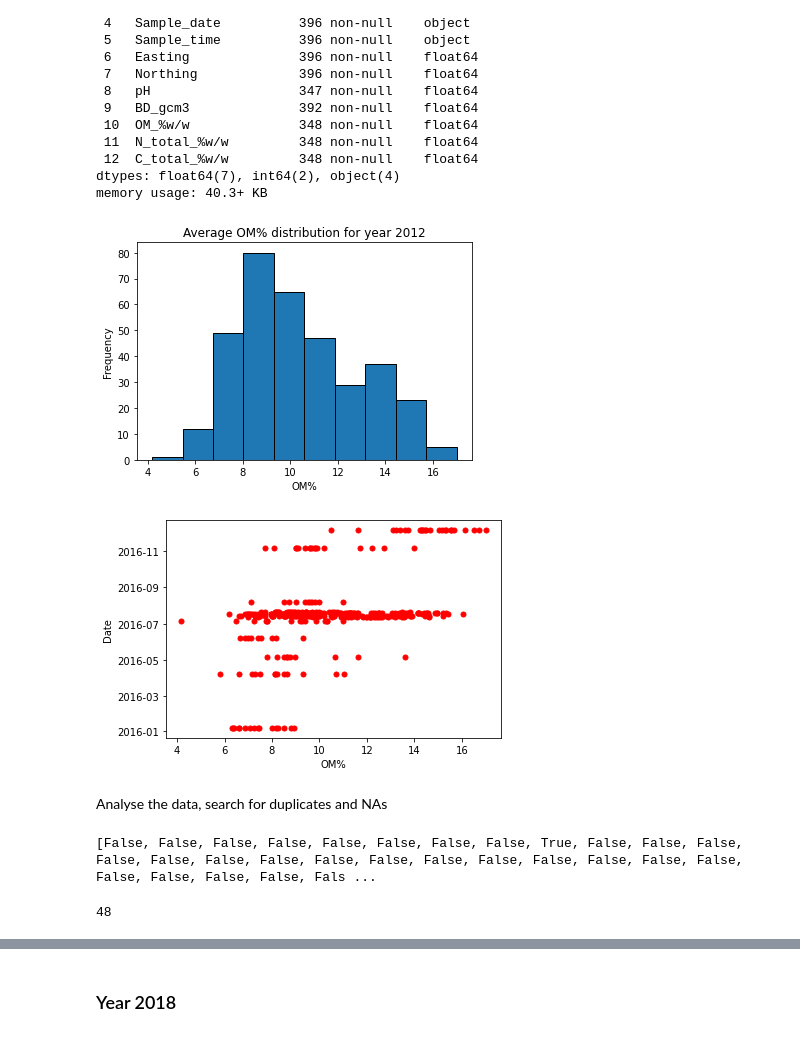
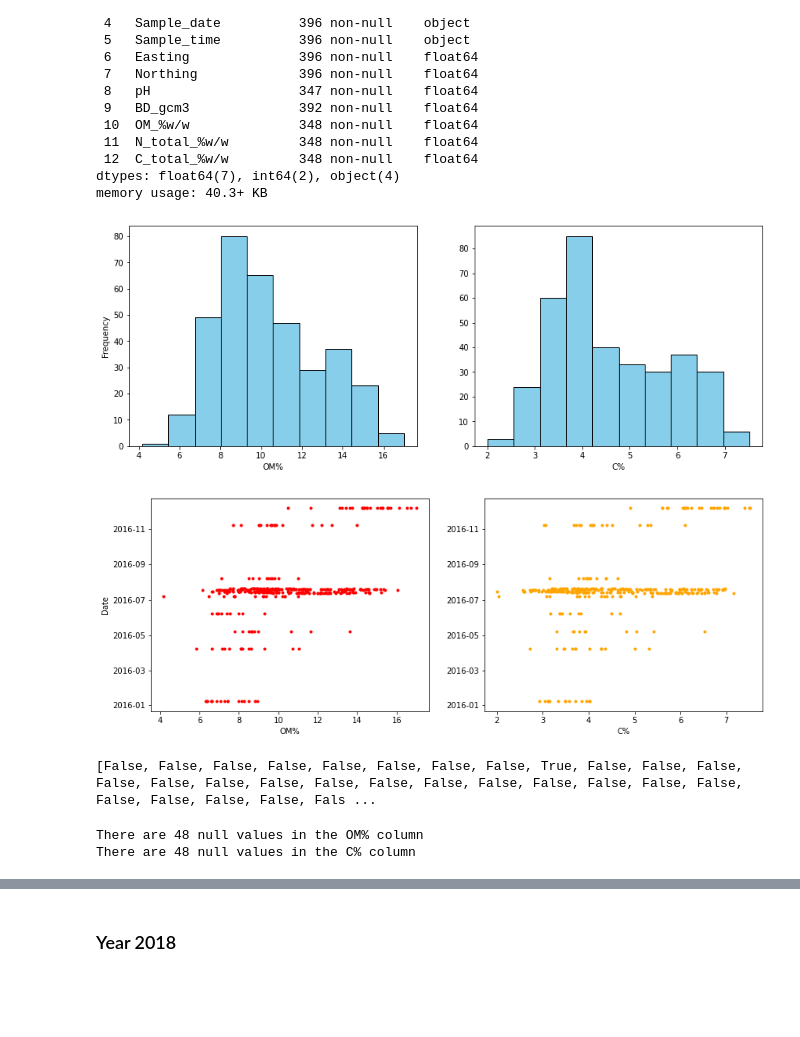
Before and after one commit to neli12/project-carbon-RR, a Jupyter notebook: First steps in analysing RR data.ipynb, the cells around one changed output, grey strips where cells are left out. Saved outputs shown, nothing was run; the diff lists cells and outputs as text; code cells hidden in the pictures; blank space fills up the shorter version.

```diff
--- a/First steps in analysing RR data.ipynb
+++ b/First steps in analysing RR data.ipynb
@@ -328,24 +386,36 @@ memory usage: 40.3+ KB
 # Convert object to datetime
 field_2016['Sample_date'] = pd.to_datetime(field_2016['Sample_date'])
 # %%
-# Plot C% distribution
-field_2016['OM_%w/w'].plot(kind = 'hist', ec = 'black')
-plt.title('Average OM% distribution for year 2012')
+# Plot OM% and C% distribution
+plt.figure(figsize=(14,5))
+plt.subplot(1, 2, 1)
+field_2016['OM_%w/w'].plot(kind = 'hist', ec = 'black', color = 'skyblue')
 plt.xlabel('OM%')
 plt.ylabel('Frequency')
+
+plt.subplot(1, 2, 2)
+field_2016['C_total_%w/w'].plot(kind = 'hist', ec = 'black',color = 'skyblue')
+plt.xlabel('C%')
+plt.ylabel('')
 plt.show()
 # %% [output]
-[figure, old version]
+[figure, new version]
 # %%
-# Plot C% by date
-plt.plot(field_2016['OM_%w/w'],field_2016['Sample_date'],  'o', color = 'red', markersize=5)
+# Plot samples per date
+plt.figure(figsize=(14,5))
+plt.subplot(1, 2, 1)
+plt.plot(field_2016['OM_%w/w'], field_2016['Sample_date'], 'o', color = 'red', markersize=3)
 plt.xlabel('OM%')
 plt.ylabel('Date')
+
+plt.subplot(1, 2, 2)
+plt.plot(field_2016['C_total_%w/w'], field_2016['Sample_date'], 'o', color = 'orange', markersize=3)
+plt.xlabel('C%')
+plt.ylabel('')
+
 plt.show()
 # %% [output]
-[figure, old version]
+[figure, new version]
-# %% [markdown]
-Analyse the data, search for duplicates and NAs
 # %%
 # Check duplicates
 bool_series_16 = field_2016[['Sample_date','Easting', 'Northing']].duplicated()
@@ -353,8 +423,10 @@ print(bool_series_16.tolist())
 # %% [output]
 [False, False, False, False, False, False, False, False, True, False, False, False, False, False, False, False, False, False, False, False, False, False, False, False, False, False, False, False, Fals ...
 # %%
-# Check NAs in C%
-field_2016['OM_%w/w'].isna().sum()
+# Check NAs in OM% and C%
+print('There are {} null values in the OM% column'.format(field_2016['OM_%w/w'].isna().sum()))
+print('There are {} null values in the C% column'.format(field_2016['C_total_%w/w'].isna().sum()))
 # %% [output]
-48
+There are 48 null values in the OM% column
+There are 48 null values in the C% column
 # %%
```
Also changed, not shown: parts of 108 cells of this notebook.
